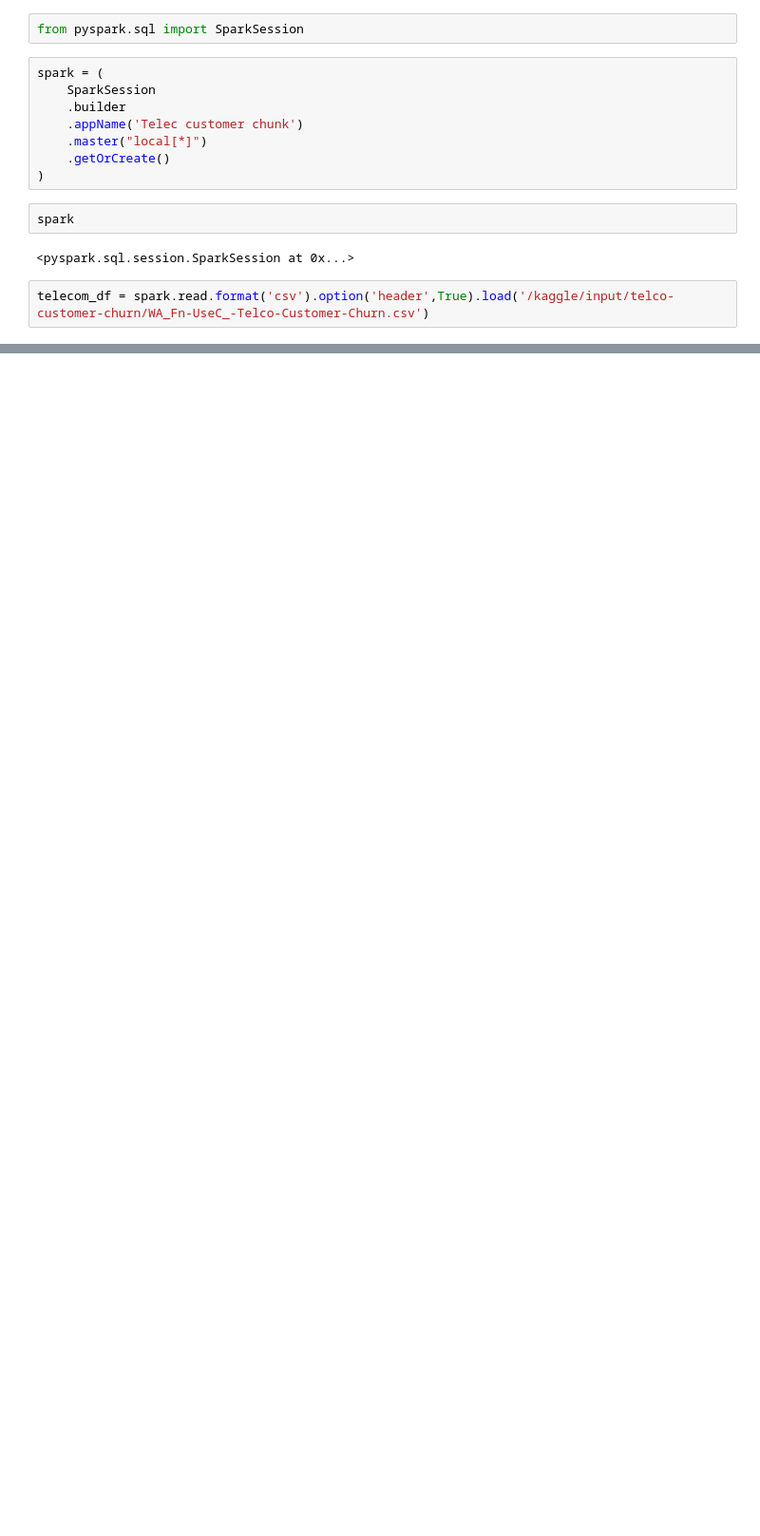
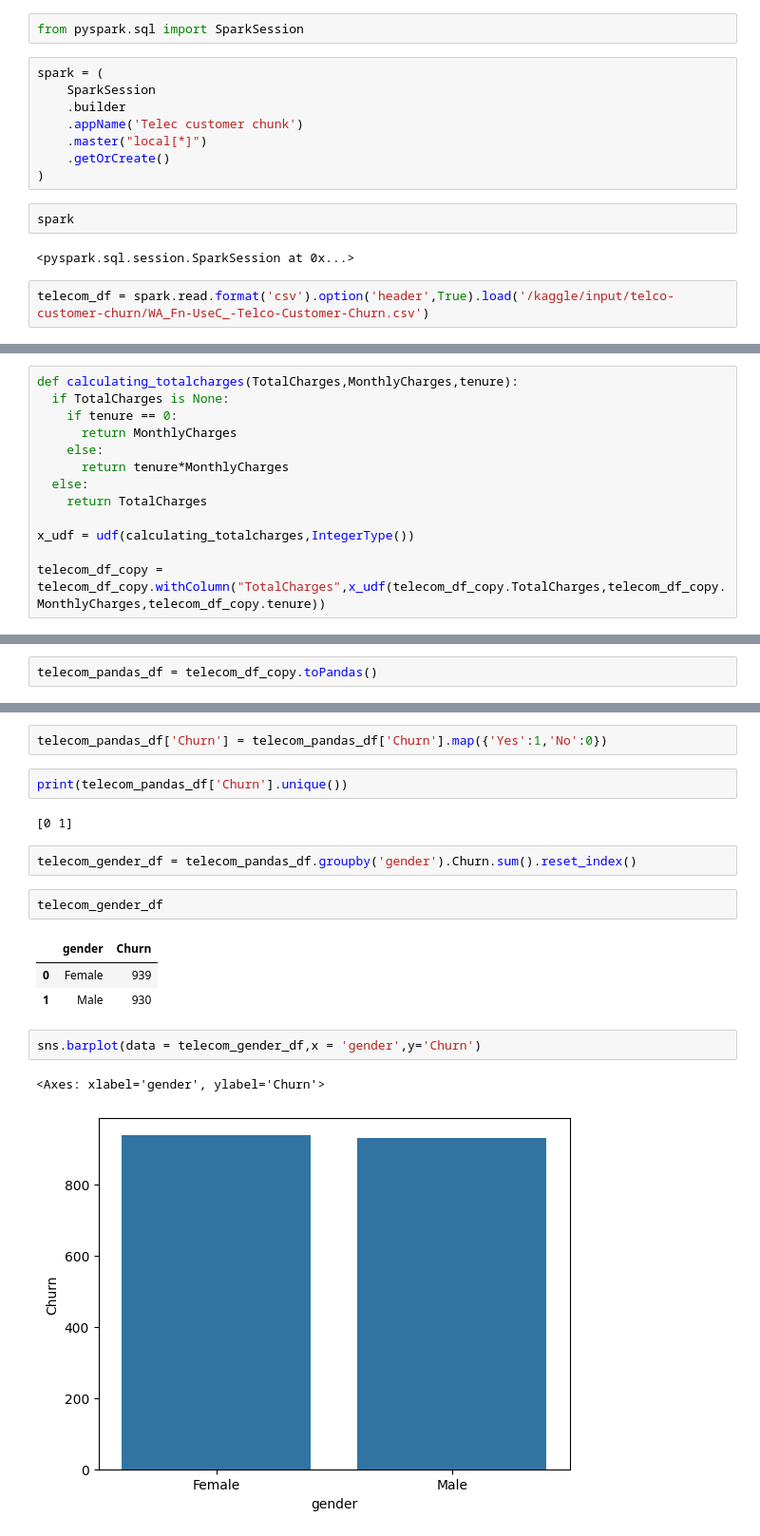
Before and after one commit to SrijaG29/Telecom_customer_churn, a Jupyter notebook: Teleco_communication_churn.ipynb, the cells around one changed output, grey strips where cells are left out. Shown: that part at 95% size. Saved outputs shown, nothing was run; the diff lists cells and outputs as text; blank space fills up the shorter version.

```diff
--- a/Teleco_communication_churn.ipynb
+++ b/Teleco_communication_churn.ipynb
@@ -169,0 +275,13 @@ telecom_df.dtypes
+# %%
+def calculating_totalcharges(TotalCharges,MonthlyCharges,tenure):
+  if TotalCharges is None:
+    if tenure == 0:
+      return MonthlyCharges
+    else:
+      return tenure*MonthlyCharges
+  else:
+    return TotalCharges
+
+x_udf = udf(calculating_totalcharges,IntegerType())
+
+telecom_df_copy = telecom_df_copy.withColumn("TotalCharges",x_udf(telecom_df_copy.TotalCharges,telecom_df_copy.MonthlyCharges,telecom_df_copy.tenure))
@@ -169,0 +295,2 @@ telecom_df.dtypes
+# %%
+telecom_pandas_df = telecom_df_copy.toPandas()
@@ -169,0 +331,19 @@ telecom_df.dtypes
+# %%
+telecom_pandas_df['Churn'] = telecom_pandas_df['Churn'].map({'Yes':1,'No':0})
+# %%
+print(telecom_pandas_df['Churn'].unique())
+# %% [output]
+[0 1]
+# %%
+telecom_gender_df = telecom_pandas_df.groupby('gender').Churn.sum().reset_index()
+# %%
+telecom_gender_df
+# %% [output]
+|  | gender | Churn |
+| 0 | Female | 939 |
+| 1 | Male | 930 |
+# %%
+sns.barplot(data = telecom_gender_df,x = 'gender',y='Churn')
+# %% [output]
+<Axes: xlabel='gender', ylabel='Churn'>
+[figure, added]
```
Also changed, not shown: parts of 106 cells of this notebook.
